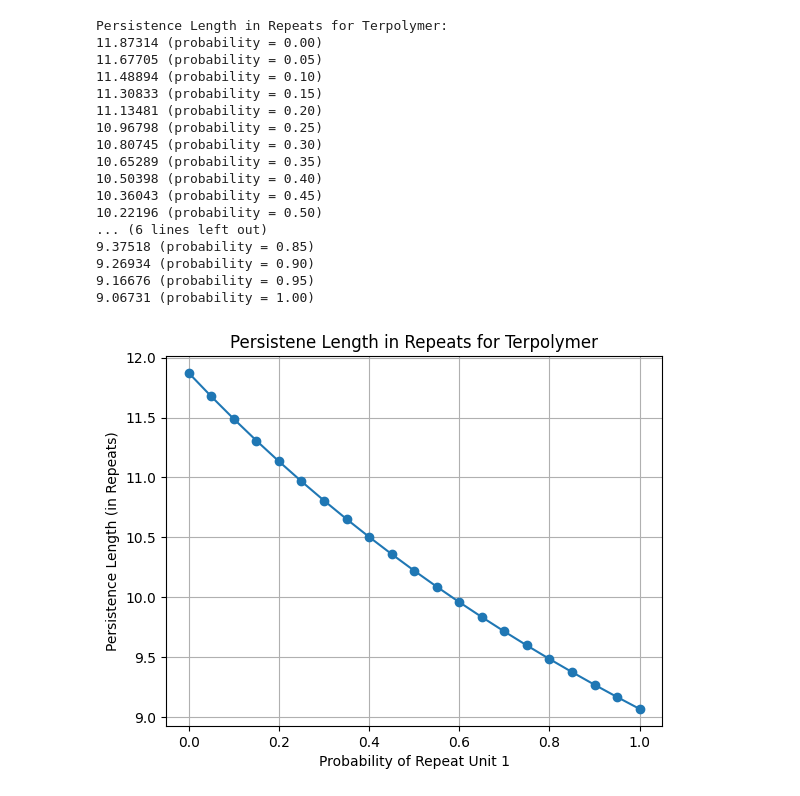
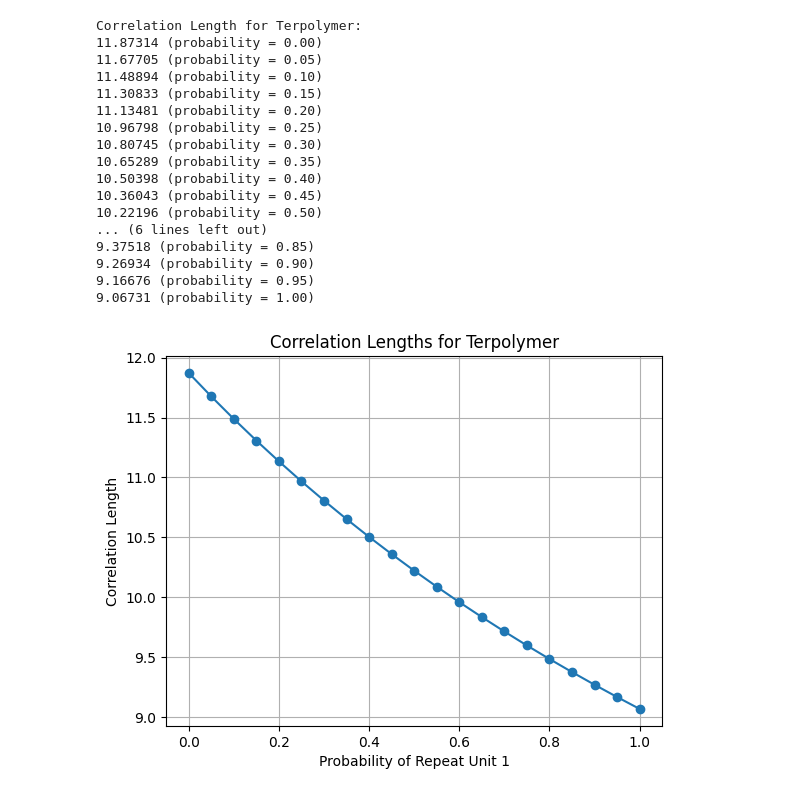
Before and after one commit to Swordshinehjy/Polymer-Persistence-Length, a Jupyter notebook: examples/terpolymer/Terpolymer-transfer-matrix.ipynb, the cells around one changed output. Cells and saved outputs as stored; diff of their text form; code cells hidden in the pictures.

Commit message:
update projected persistence length

```diff
--- a/examples/terpolymer/Terpolymer-transfer-matrix.ipynb
+++ b/examples/terpolymer/Terpolymer-transfer-matrix.ipynb
@@ -17,37 +17,37 @@ labels = {
 # %%
 # scan 0-1
 probs = np.linspace(0, 1, 21)
 model1= pp.PolymerPersistence(None, Angle1, temperature, rotation1, labels)
 model2= pp.PolymerPersistence(None, Angle2, temperature, rotation2, labels)
 N_p =  [pp.compute_persistence_terpolymer([model1.matrix, model2.matrix], [x, 1-x]) for x in probs]
 plt.plot(probs, N_p, 'o-')
-plt.title("Persistene Length in Repeats for Terpolymer")
+plt.title("Correlation Lengths for Terpolymer")
 plt.xlabel("Probability of Repeat Unit 1")
-plt.ylabel("Persistence Length (in Repeats)")
+plt.ylabel("Correlation Length")
 plt.grid(True)
 
 all_np = [f"{num:.5f} (probability = {prob:.2f})" for num, prob in zip(np.array(N_p), probs)]
-print("Persistence Length in Repeats for Terpolymer:", )
+print("Correlation Length for Terpolymer:", )
 print("\n".join(all_np))
 # %% [output]
-Persistence Length in Repeats for Terpolymer:
+Correlation Length for Terpolymer:
 11.87314 (probability = 0.00)
 11.67705 (probability = 0.05)
 11.48894 (probability = 0.10)
 11.30833 (probability = 0.15)
 11.13481 (probability = 0.20)
 10.96798 (probability = 0.25)
 10.80745 (probability = 0.30)
 10.65289 (probability = 0.35)
 10.50398 (probability = 0.40)
 10.36043 (probability = 0.45)
 10.22196 (probability = 0.50)
 ... (6 lines left out)
 9.37518 (probability = 0.85)
 9.26934 (probability = 0.90)
 9.16676 (probability = 0.95)
 9.06731 (probability = 1.00)
-[figure, old version]
+[figure, new version]
 # %%
 temperatures = np.linspace(300, 700, 401)
 single_plot = pp.compute_persistence_terpolymer_Tscan([model1, model2],[[0.5, 0.5]], np.linspace(300, 700, 41))
```
Also changed, not shown: parts of 2 cells of this notebook, 15 other files.
